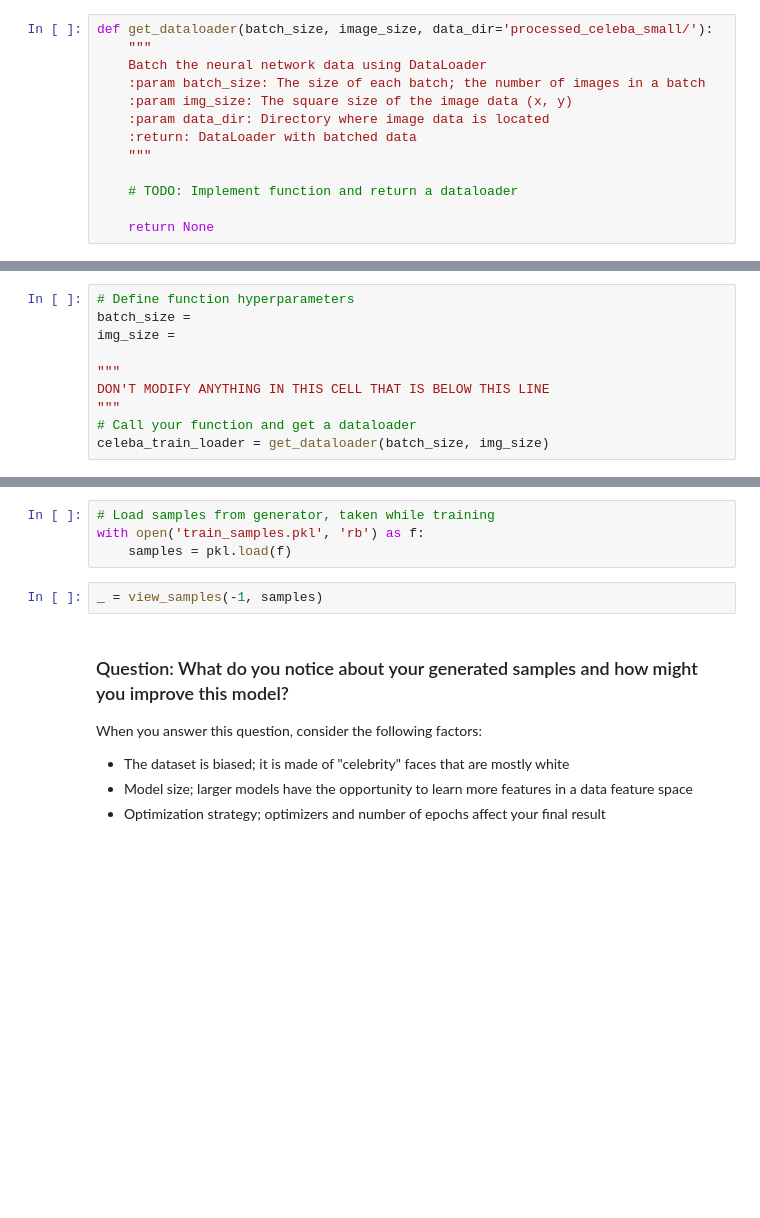
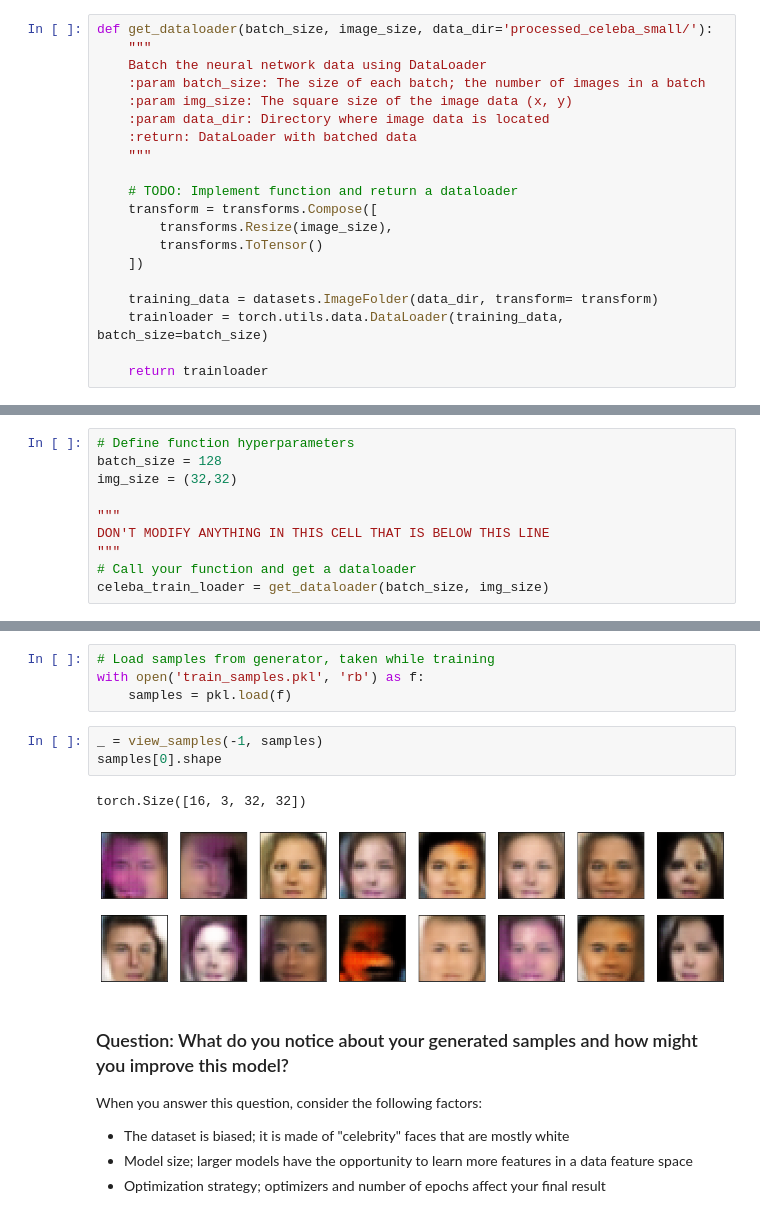
Before and after one commit to shamicker/DLND, a Jupyter notebook: project-face-generation/my_face_generation_project.ipynb, the cells around one changed output, grey strips where cells are left out. Cells and saved outputs as stored; diff of their text form; blank space fills up the shorter version.

```diff
--- a/project-face-generation/my_face_generation_project.ipynb
+++ b/project-face-generation/my_face_generation_project.ipynb
@@ -74,8 +96,15 @@ def get_dataloader(batch_size, image_size, data_dir='processed_celeba_small/'):
     """
 
     # TODO: Implement function and return a dataloader
+    transform = transforms.Compose([
+        transforms.Resize(image_size),
+        transforms.ToTensor()
+    ])
 
-    return None
+    training_data = datasets.ImageFolder(data_dir, transform= transform)
+    trainloader = torch.utils.data.DataLoader(training_data, batch_size=batch_size)
+
+    return trainloader
 # %% [markdown]
 ## Create a DataLoader
 
@@ -86,8 +115,8 @@ Call the above function and create a dataloader to view images.
 * Your `image_size` **must be** `32`. Resizing the data to a smaller size will make for faster training, while still creating convincing images of faces!
 # %%
 # Define function hyperparameters
-batch_size =
-img_size =
+batch_size = 128
+img_size = (32,32)
 
 """
 DON'T MODIFY ANYTHING IN THIS CELL THAT IS BELOW THIS LINE
@@ -485,6 +696,10 @@ with open('train_samples.pkl', 'rb') as f:
     samples = pkl.load(f)
 # %%
 _ = view_samples(-1, samples)
+samples[0].shape
+# %% [output]
+torch.Size([16, 3, 32, 32])
+[figure, added]
 # %% [markdown]
 ### Question: What do you notice about your generated samples and how might you improve this model?
 When you answer this question, consider the following factors:
```
Also changed, not shown: parts of 18 cells of this notebook.
